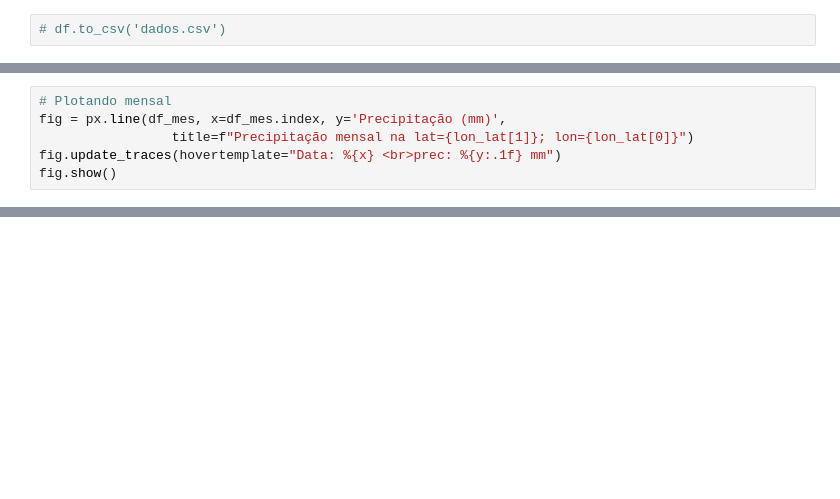
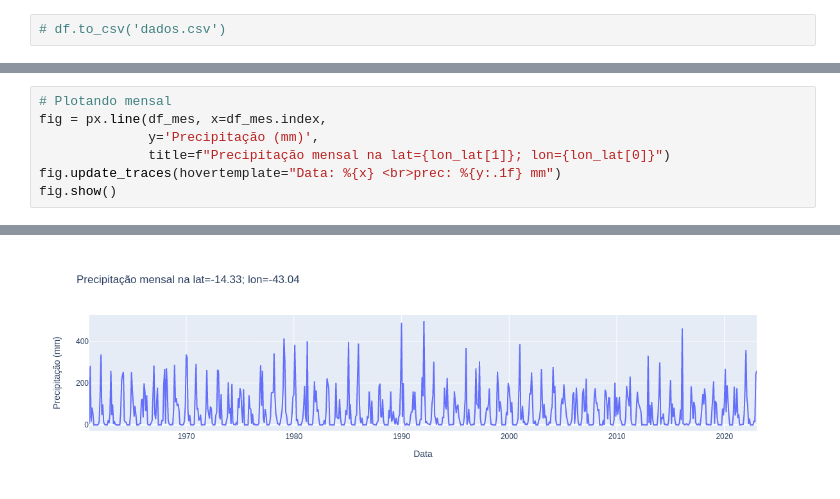
Before and after one commit to AlexandreCandidoXavier/BR-DWGD, a Jupyter notebook: notebooks/exemplo_google_earth.ipynb, the cells around one changed output, grey strips where cells are left out. Drawn from its saved outputs; the diff is of its cells as text; blank space fills up the shorter version.

```diff
--- a/notebooks/exemplo_google_earth.ipynb
+++ b/notebooks/exemplo_google_earth.ipynb
@@ -101,7 +115,8 @@ df_mes
 # %%
 # Plotando mensal
-fig = px.line(df_mes, x=df_mes.index, y='Precipitação (mm)',
-                 title=f"Precipitação mensal na lat={lon_lat[1]}; lon={lon_lat[0]}")
+fig = px.line(df_mes, x=df_mes.index,
+              y='Precipitação (mm)',
+              title=f"Precipitação mensal na lat={lon_lat[1]}; lon={lon_lat[0]}")
 fig.update_traces(hovertemplate="Data: %{x} <br>prec: %{y:.1f} mm")
 fig.show()
 # %% [output]
@@ -108,0 +123 @@ fig.show()
+[figure, added]
```
Also changed, not shown: parts of 19 cells of this notebook.
